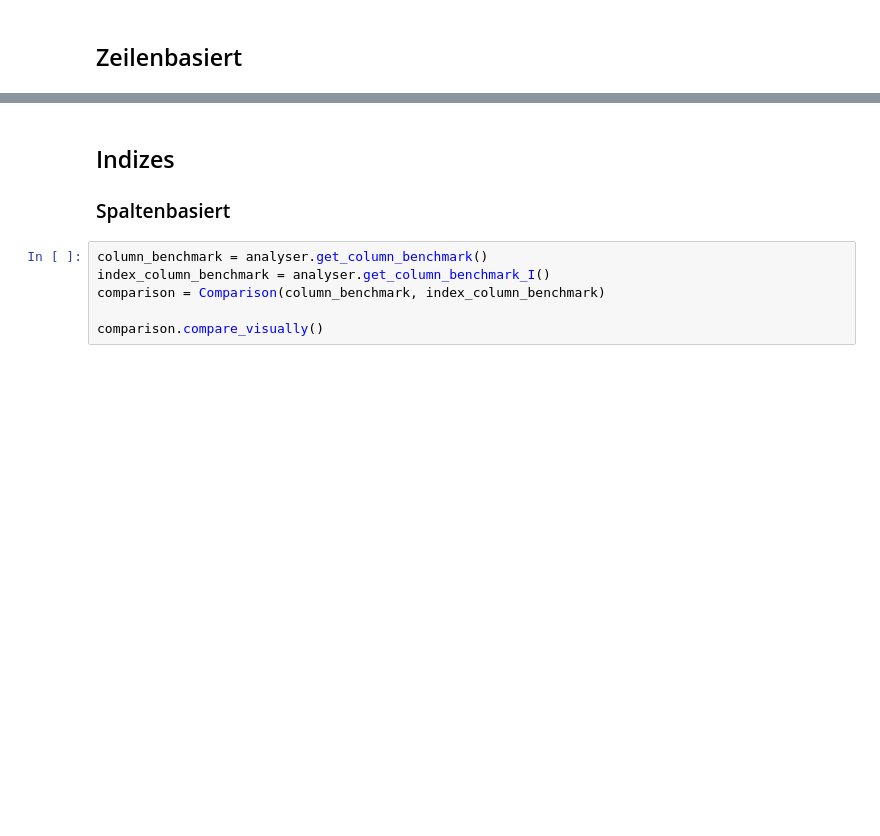
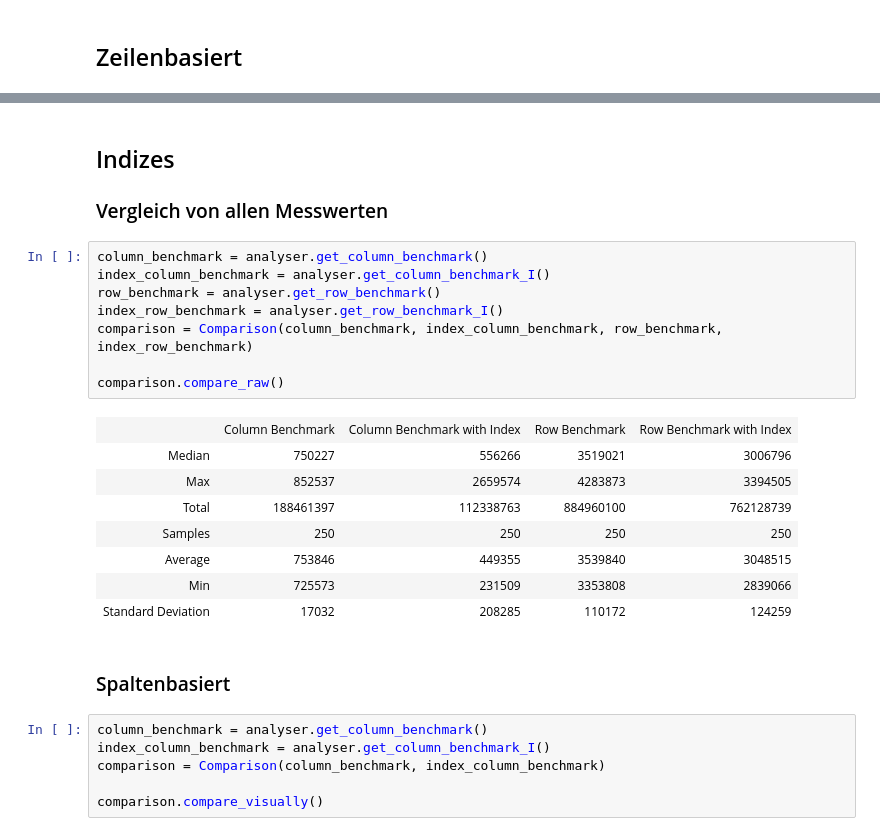
Before and after one commit to Osslack/HANA_SSBM, a Jupyter notebook: src/analyser/Analysis-SSBM-HANA.ipynb, the cells around one changed output, grey strips where cells are left out. Cells and saved outputs as stored; diff of their text form; blank space fills up the shorter version.

```diff
--- a/src/analyser/Analysis-SSBM-HANA.ipynb
+++ b/src/analyser/Analysis-SSBM-HANA.ipynb
@@ -126,5 +148,25 @@ comparison.compare_visually()
+# %% [markdown]
+## Indizes
+
+### Vergleich von allen Messwerten
+# %%
+column_benchmark = analyser.get_column_benchmark()
+index_column_benchmark = analyser.get_column_benchmark_I()
+row_benchmark = analyser.get_row_benchmark()
+index_row_benchmark = analyser.get_row_benchmark_I()
+comparison = Comparison(column_benchmark, index_column_benchmark, row_benchmark, index_row_benchmark)
+
+comparison.compare_raw()
+# %% [output]
+|  | Column Benchmark | Column Benchmark with Index | Row Benchmark | Row Benchmark with Index |
+| Median | 750227 | 556266 | 3519021 | 3006796 |
+| Max | 852537 | 2659574 | 4283873 | 3394505 |
+| Total | 188461397 | 112338763 | 884960100 | 762128739 |
+| Samples | 250 | 250 | 250 | 250 |
+| Average | 753846 | 449355 | 3539840 | 3048515 |
+| Min | 725573 | 231509 | 3353808 | 2839066 |
+| Standard Deviation | 17032 | 208285 | 110172 | 124259 |
 # %% [markdown]
-## Indizes
 ### Spaltenbasiert
 # %%
 column_benchmark = analyser.get_column_benchmark()
```
Also changed, not shown: parts of 8 cells of this notebook, 1 other file.
